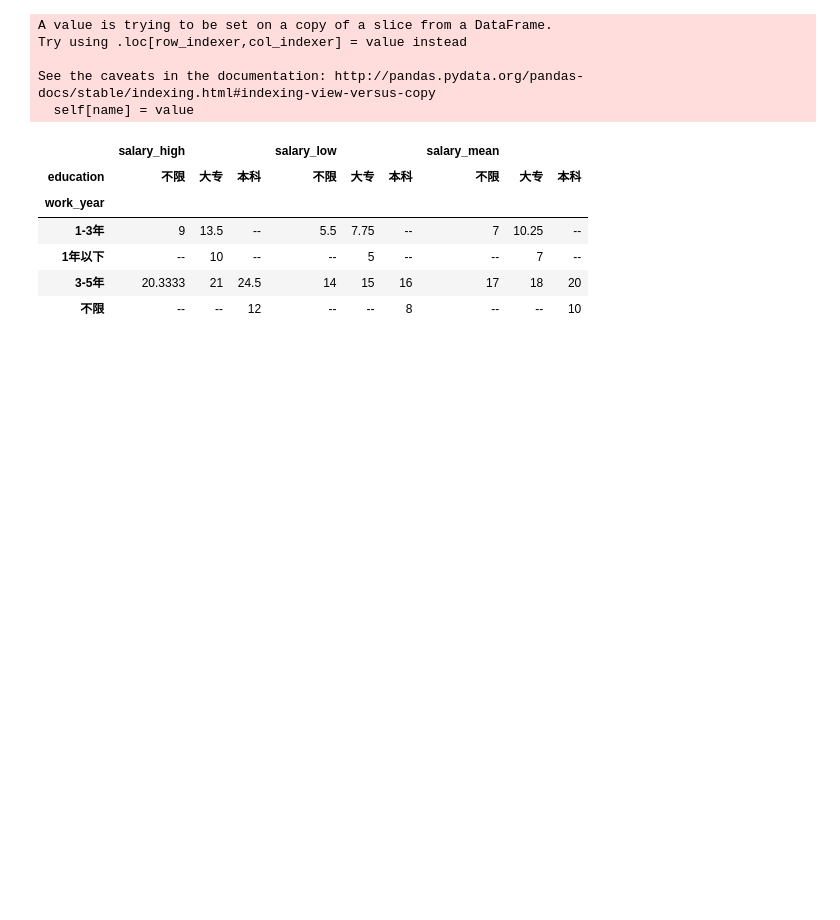
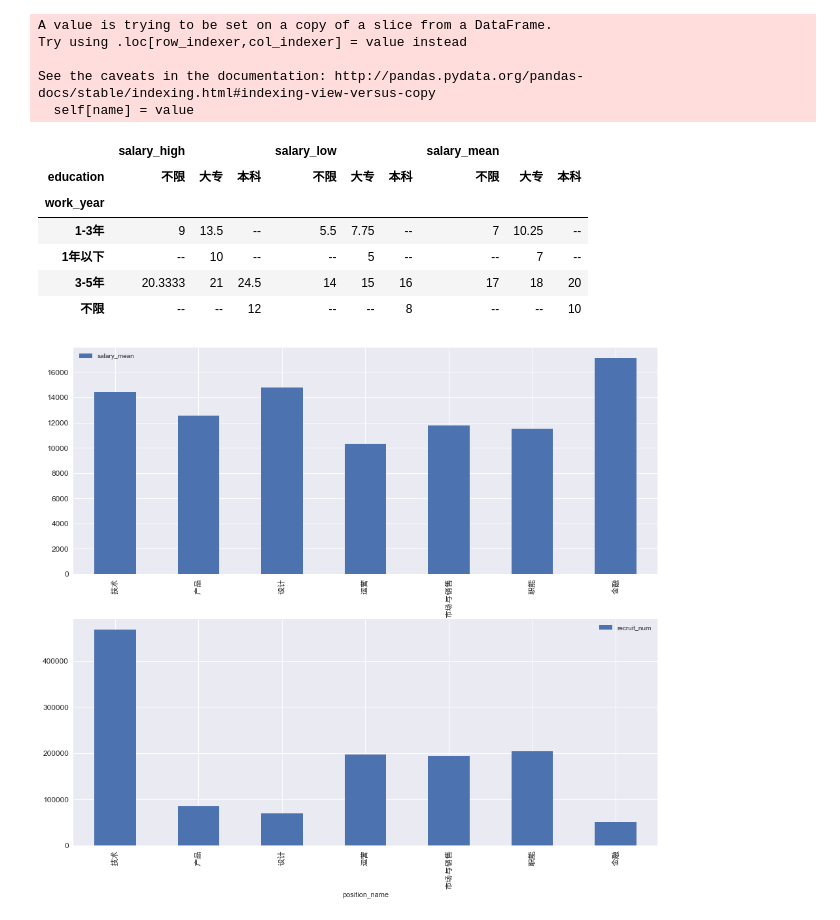
Before and after one commit to Minokun/someCode, a Jupyter notebook: it行业招聘数和薪资情况.ipynb, the cells around one changed output. Saved outputs shown, nothing was run; the diff lists cells and outputs as text; code cells hidden in the pictures; blank space fills up the shorter version.

```diff
--- a/it行业招聘数和薪资情况.ipynb
+++ b/it行业招聘数和薪资情况.ipynb
@@ -372,0 +383,22 @@ lg_unity3d.pivot_table(index='work_year', columns=['education']).fillna('--')
+# %%
+def getPT3Num(line):
+    return pd.Series(PTNum_dict[line])
+df_3_deal = pd.concat([df_3, df_3.position_name.apply(getPT3Num)], axis=1)
+# %%
+def getPT2Num(line):
+    num = sum(df_3_deal[df_3_deal['parent_id'] == line][0].values)
+    return pd.Series(num)
+df_2_deal = pd.concat([df_2, df_2.id.apply(getPT2Num)], axis=1)
+# %%
+def getPT1Num(line):
+    num = sum(df_2_deal[df_2_deal['parent_id'] == line][0].values)
+    return pd.Series(num)
+df_1_deal = pd.concat([df_1, df_1.id.apply(getPT1Num)], axis=1)
+# %%
+salary_num_res_df = pd.concat([df_1_deal, df_2_deal, df_3_deal]).rename(columns={0: 'recruit_num'})
+# %%
+f, ax = plt.subplots(2, 1, figsize=(16, 14))
+sn1 = salary_num_res_df[['position_name', 'salary_mean']][:7].set_index('position_name').plot(kind='bar', ax=ax[0], fontsize=12)
+sn2 = salary_num_res_df[['position_name', 'recruit_num']][:7].set_index('position_name').plot(kind='bar', ax=ax[1], fontsize=12)
+# %% [output]
+[figure, added]
```
Also changed, not shown: parts of 13 cells of this notebook, 3 other files.
